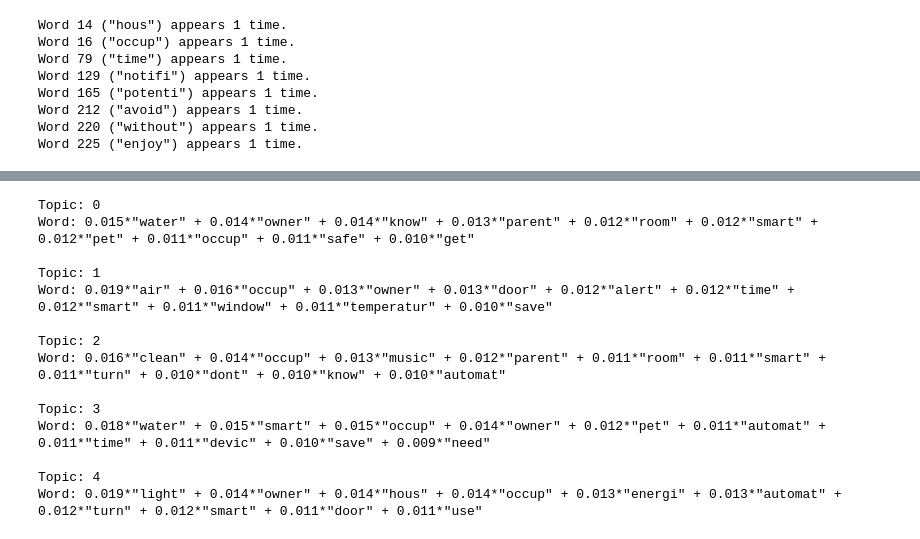
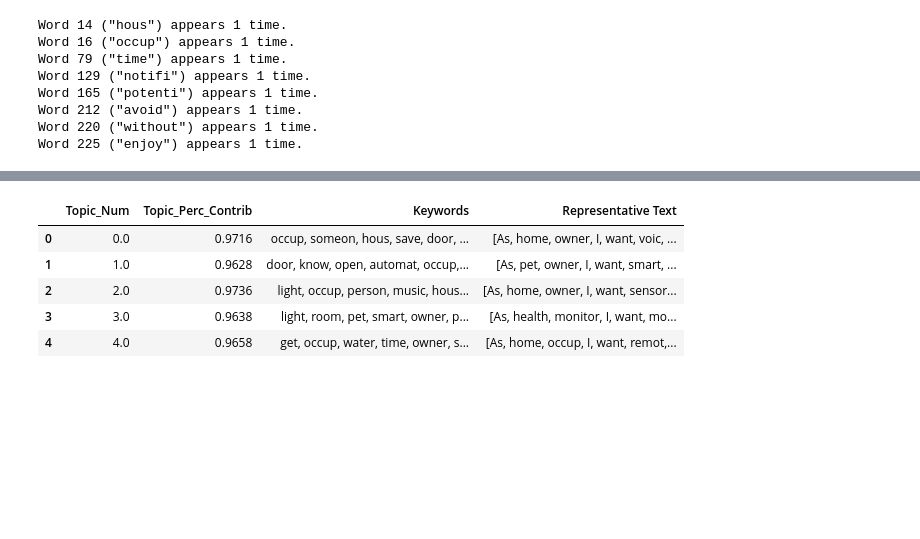
Before and after one commit to firstdayofjune/aire-20, a Jupyter notebook: python/Mare.ipynb, the cells around one changed output, grey strips where cells are left out. Drawn from its saved outputs; the diff is of its cells as text; code cells hidden in the pictures; blank space fills up the shorter version.

```diff
--- a/python/Mare.ipynb
+++ b/python/Mare.ipynb
@@ -76,17 +61,10 @@ Loading BokehJS ...
 # %%
 lda.tf_idf()
+lda.tf_idf_show()
 # %% [output]
-Topic: 0
-Word: 0.015*"water" + 0.014*"owner" + 0.014*"know" + 0.013*"parent" + 0.012*"room" + 0.012*"smart" + 0.012*"pet" + 0.011*"occup" + 0.011*"safe" + 0.010*"get"
-
-Topic: 1
-Word: 0.019*"air" + 0.016*"occup" + 0.013*"owner" + 0.013*"door" + 0.012*"alert" + 0.012*"time" + 0.012*"smart" + 0.011*"window" + 0.011*"temperatur" + 0.010*"save"
-
-Topic: 2
-Word: 0.016*"clean" + 0.014*"occup" + 0.013*"music" + 0.012*"parent" + 0.011*"room" + 0.011*"smart" + 0.011*"turn" + 0.010*"dont" + 0.010*"know" + 0.010*"automat"
-
-Topic: 3
-Word: 0.018*"water" + 0.015*"smart" + 0.015*"occup" + 0.014*"owner" + 0.012*"pet" + 0.011*"automat" + 0.011*"time" + 0.011*"devic" + 0.010*"save" + 0.009*"need"
-
-Topic: 4
-Word: 0.019*"light" + 0.014*"owner" + 0.014*"hous" + 0.014*"occup" + 0.013*"energi" + 0.013*"automat" + 0.012*"turn" + 0.012*"smart" + 0.011*"door" + 0.011*"use"
+|  | Topic_Num | Topic_Perc_Contrib | Keywords | Representative Text |
+| 0 | 0.0 | 0.9716 | occup, someon, hous, save, door, ... | [As, home, owner, I, want, voic, ... |
+| 1 | 1.0 | 0.9628 | door, know, open, automat, occup,... | [As, pet, owner, I, want, smart, ... |
+| 2 | 2.0 | 0.9736 | light, occup, person, music, hous... | [As, home, owner, I, want, sensor... |
+| 3 | 3.0 | 0.9638 | light, room, pet, smart, owner, p... | [As, health, monitor, I, want, mo... |
+| 4 | 4.0 | 0.9658 | get, occup, water, time, owner, s... | [As, home, occup, I, want, remot,... |
```
Also changed, not shown: parts of 6 cells of this notebook.
